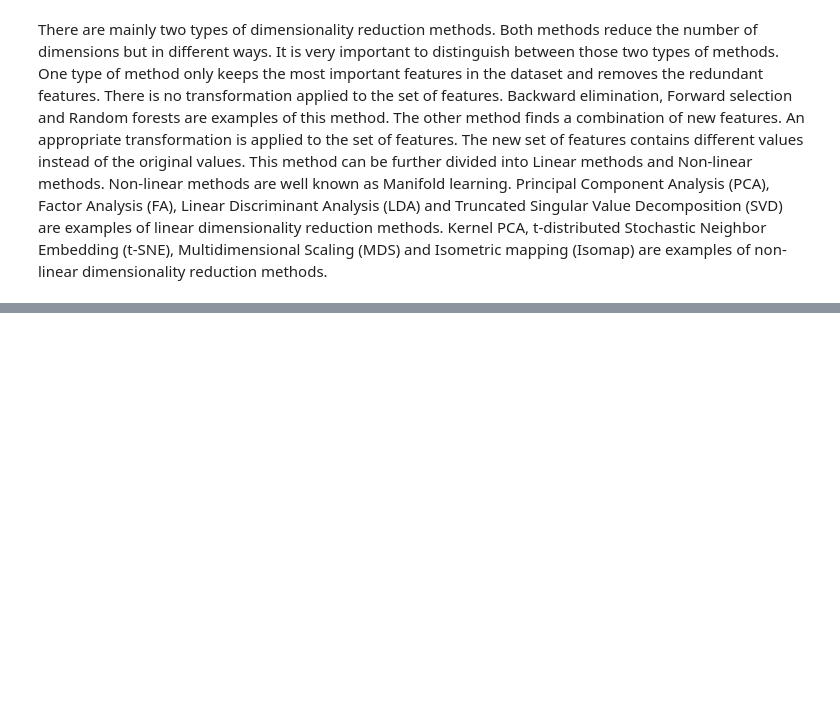
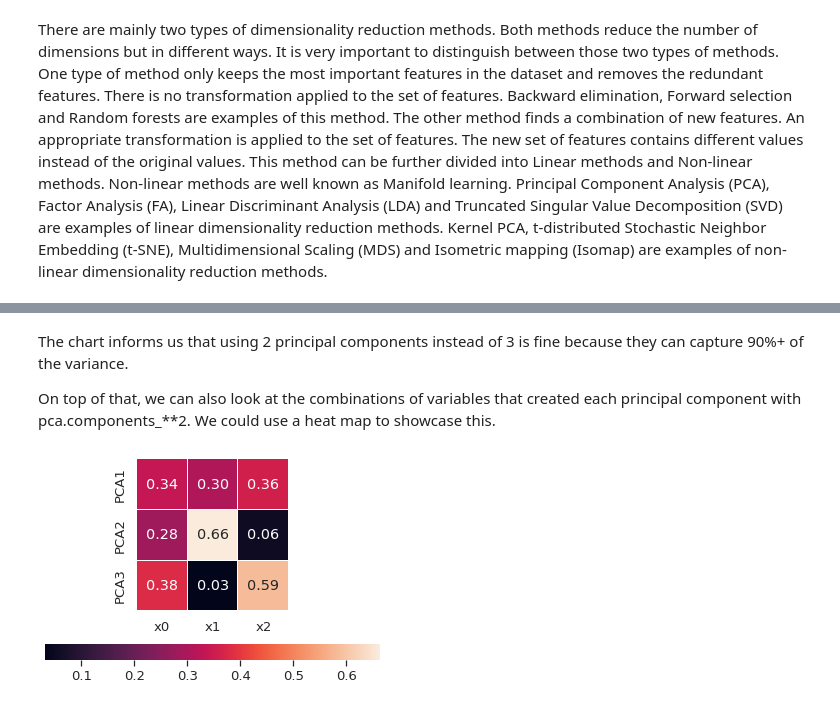
Before and after one commit to rajeshmore1/DataScience_Mentorship, a Jupyter notebook: ML_24_Unsupervised_Learning_algorithms_(PCA).ipynb, the cells around one changed output, grey strips where cells are left out. Cells and saved outputs as stored; diff of their text form; code cells hidden in the pictures; blank space fills up the shorter version.

```diff
--- a/ML_24_Unsupervised_Learning_algorithms_(PCA).ipynb
+++ b/ML_24_Unsupervised_Learning_algorithms_(PCA).ipynb
@@ -115,0 +335,16 @@ PCA is one of my favorite machine learning algorithms. PCA is a linear dimension
+# %% [markdown]
+The chart informs us that using 2 principal components instead of 3 is fine because they can capture 90%+ of the variance.
+
+On top of that, we can also look at the combinations of variables that created each principal component with pca.components_**2. We could use a heat map to showcase this.
+# %%
+# Feature Weight
+_ = sns.heatmap(pca.components_**2,
+                 yticklabels=["PCA"+str(x) for x in range(1,pca.n_components_+1)],
+                 xticklabels=list(col_name),
+                 annot=True,
+                 fmt='.2f',
+                 square=True,
+                 linewidths=0.05,
+                 cbar_kws={"orientation": "horizontal"})
+# %% [output]
+[figure, added]
```
Also changed, not shown: parts of 38 cells of this notebook.
